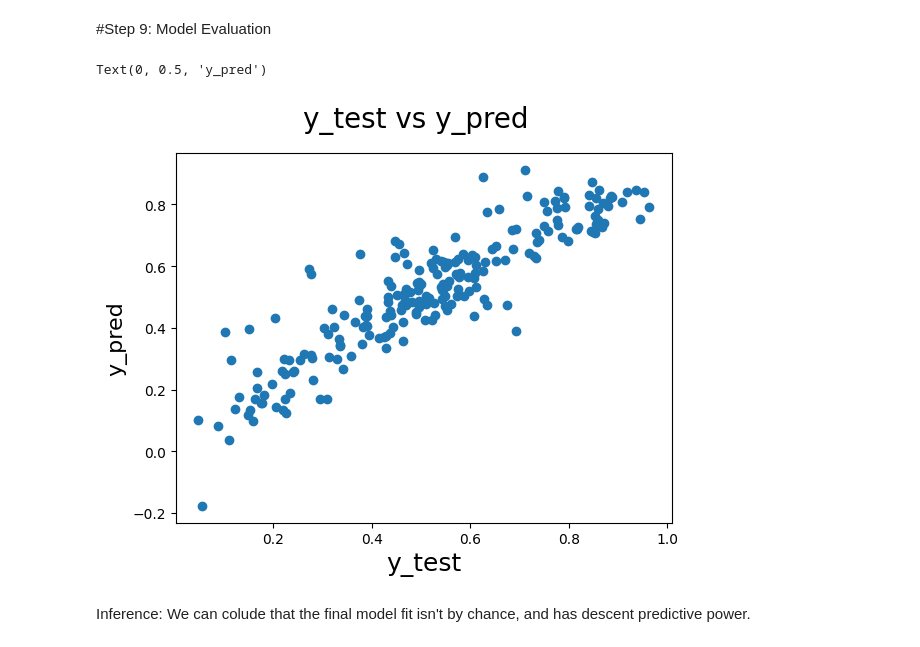
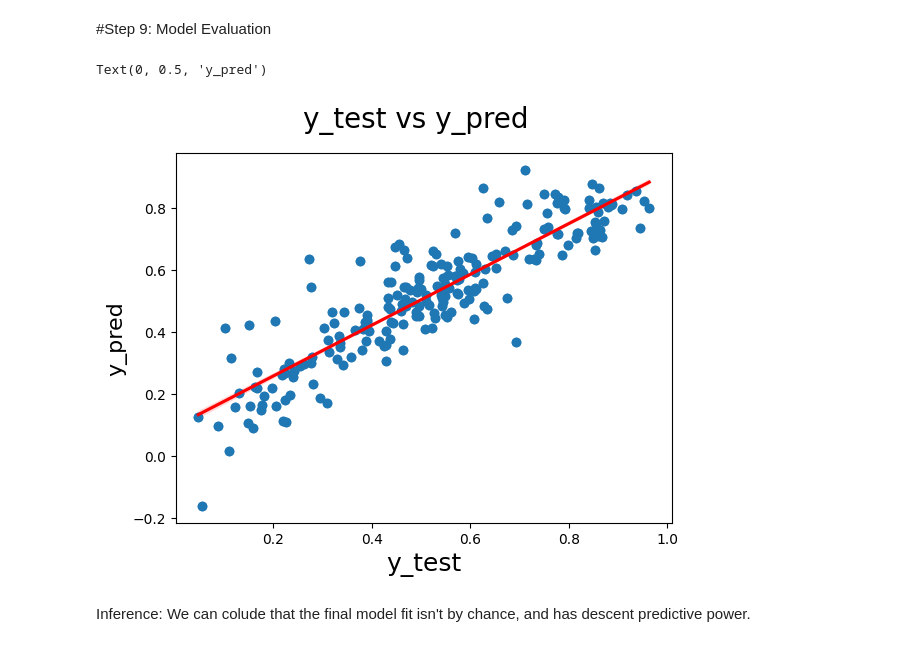
Before and after one commit to debnathch/boombikes_sharing_linerReg, a Jupyter notebook: boombikes_sharing_assignmet.ipynb, the cells around one changed output. Saved outputs shown, nothing was run; the diff lists cells and outputs as text; code cells hidden in the pictures.

```diff
--- a/boombikes_sharing_assignmet.ipynb
+++ b/boombikes_sharing_assignmet.ipynb
@@ -780,0 +804,4 @@ vif.sort_values(by = 'VIF', ascending=False)
+# %%
+X_train_lm3 = sm.add_constant(X_train_lm3)
+lm_3 = sm.OLS(y_train, X_train_lm3).fit()
+lm_3.summary()
@@ -780,0 +870,9 @@ vif.sort_values(by = 'VIF', ascending=False)
+# %%
+
+# dropping season_spring since its vif > 5
+
+X_train_lm4 = X_train_lm3.drop(['season_winter'], axis=1)
+# %%
+X_train_lm4 = sm.add_constant(X_train_lm4)
+lm_4 = sm.OLS(y_train, X_train_lm4).fit()
+lm_4.summary()
@@ -853,9 +986,9 @@ y_test = test_data.pop('cnt')
 X_test = test_data
 # %%
 # Making predictions using the final model
-
-X_test = sm.add_constant(X_test[X_train_rfe.columns])
-y_test_pred = lm_2.predict(X_test)
+X_train_lm3.drop(['const'], axis=1, inplace=True)
+X_test = sm.add_constant(X_test[X_train_lm3.columns])
+y_test_pred = lm_3.predict(X_test)
 # %% [markdown]
 Calculating the r-squared
 # %%
@@ -873,14 +1006,15 @@ We can see that the r_squared on the test set is 0.813 and the r-squared on the
 # %%
 # Plotting y_test and y_pred to understand the spread
 
 fig = plt.figure()
+sns.regplot(x=y_test, y=y_test_pred, ci=52, fit_reg=True, line_kws={"color": "red"})
 plt.scatter(y_test, y_test_pred)
 fig.suptitle('y_test vs y_pred', fontsize = 20)              # Plot heading
 plt.xlabel('y_test', fontsize = 18)                          # X-label
 plt.ylabel('y_pred', fontsize = 16)
 # %% [output]
 Text(0, 0.5, 'y_pred')
-[figure, old version]
+[figure, new version]
 # %% [markdown]
 Inference:
 We can colude that the final model fit isn't by chance, and has descent predictive power.
```
Also changed, not shown: parts of 28 cells of this notebook.
